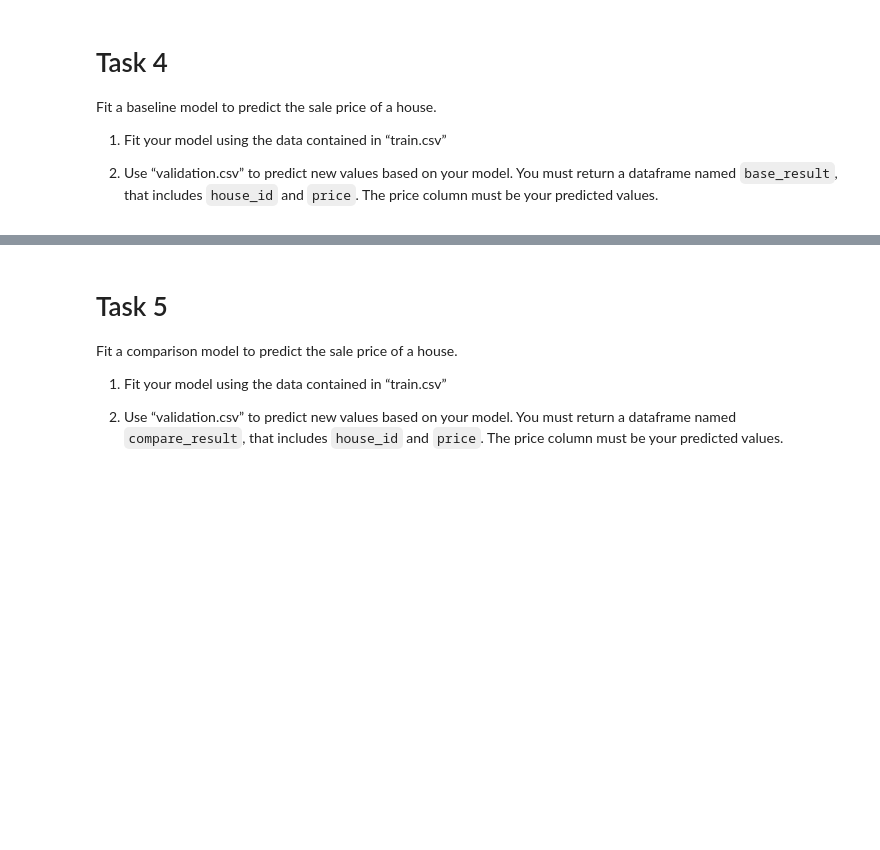
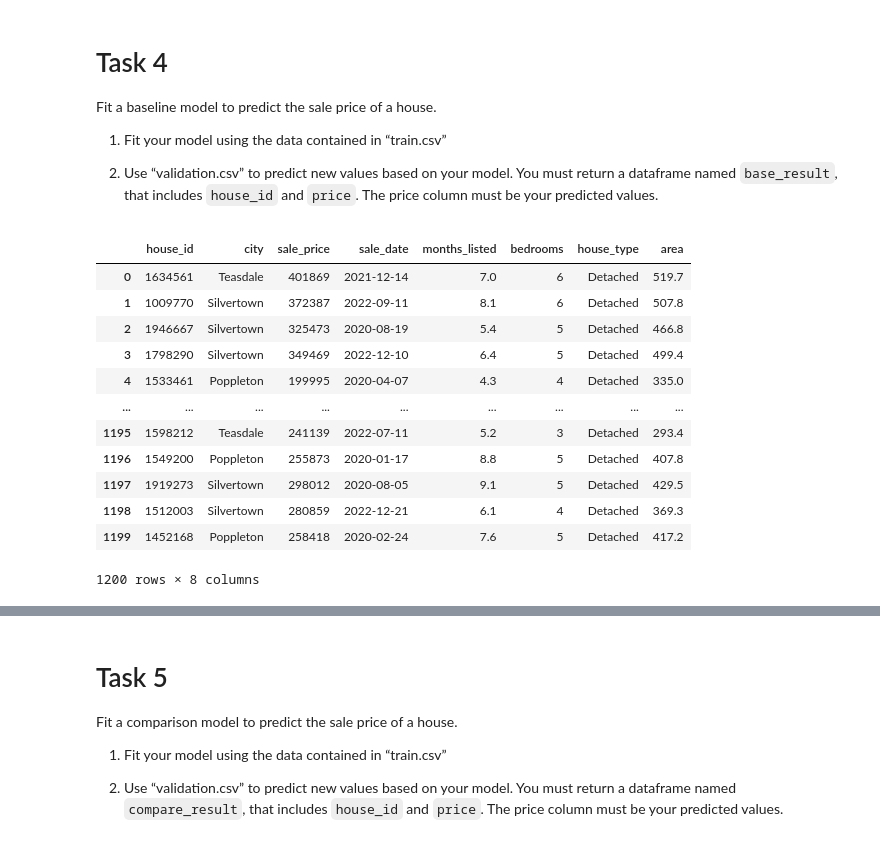
Before and after one commit to Shishir-129/DataScience_Projects, a Jupyter notebook: Project Data Scientist Associate Practical Exam , House Sales/notebook.ipynb, the cells around one changed output, grey strips where cells are left out. Cells and saved outputs as stored; diff of their text form; code cells hidden in the pictures; blank space fills up the shorter version.

```diff
--- a/Project Data Scientist Associate Practical Exam , House Sales/notebook.ipynb
+++ b/Project Data Scientist Associate Practical Exam , House Sales/notebook.ipynb
@@ -138,3 +154,24 @@ Fit a baseline model to predict the sale price of a house.
  1. Fit your model using the data contained in “train.csv” </br></br>
 
  2. Use “validation.csv” to predict new values based on your model. You must return a dataframe named `base_result`, that includes `house_id` and `price`. The price column must be your predicted values.
+# %%
+from sklearn.linear_model import LinearRegression
+
+train = pd.read_csv('train.csv')
+validation=pd.read_csv('validation.csv')
+
+train
+# %% [output]
+|  | house_id | city | sale_price | sale_date | months_listed | bedrooms | house_type | area |
+| 0 | 1634561 | Teasdale | 401869 | 2021-12-14 | 7.0 | 6 | Detached | 519.7 |
+| 1 | 1009770 | Silvertown | 372387 | 2022-09-11 | 8.1 | 6 | Detached | 507.8 |
+| 2 | 1946667 | Silvertown | 325473 | 2020-08-19 | 5.4 | 5 | Detached | 466.8 |
+| 3 | 1798290 | Silvertown | 349469 | 2022-12-10 | 6.4 | 5 | Detached | 499.4 |
+| 4 | 1533461 | Poppleton | 199995 | 2020-04-07 | 4.3 | 4 | Detached | 335.0 |
+| ... | ... | ... | ... | ... | ... | ... | ... | ... |
+| 1195 | 1598212 | Teasdale | 241139 | 2022-07-11 | 5.2 | 3 | Detached | 293.4 |
+| 1196 | 1549200 | Poppleton | 255873 | 2020-01-17 | 8.8 | 5 | Detached | 407.8 |
+| 1197 | 1919273 | Silvertown | 298012 | 2020-08-05 | 9.1 | 5 | Detached | 429.5 |
+| 1198 | 1512003 | Silvertown | 280859 | 2022-12-21 | 6.1 | 4 | Detached | 369.3 |
+| 1199 | 1452168 | Poppleton | 258418 | 2020-02-24 | 7.6 | 5 | Detached | 417.2 |
+1200 rows × 8 columns
```
Also changed, not shown: parts of 7 cells of this notebook.
